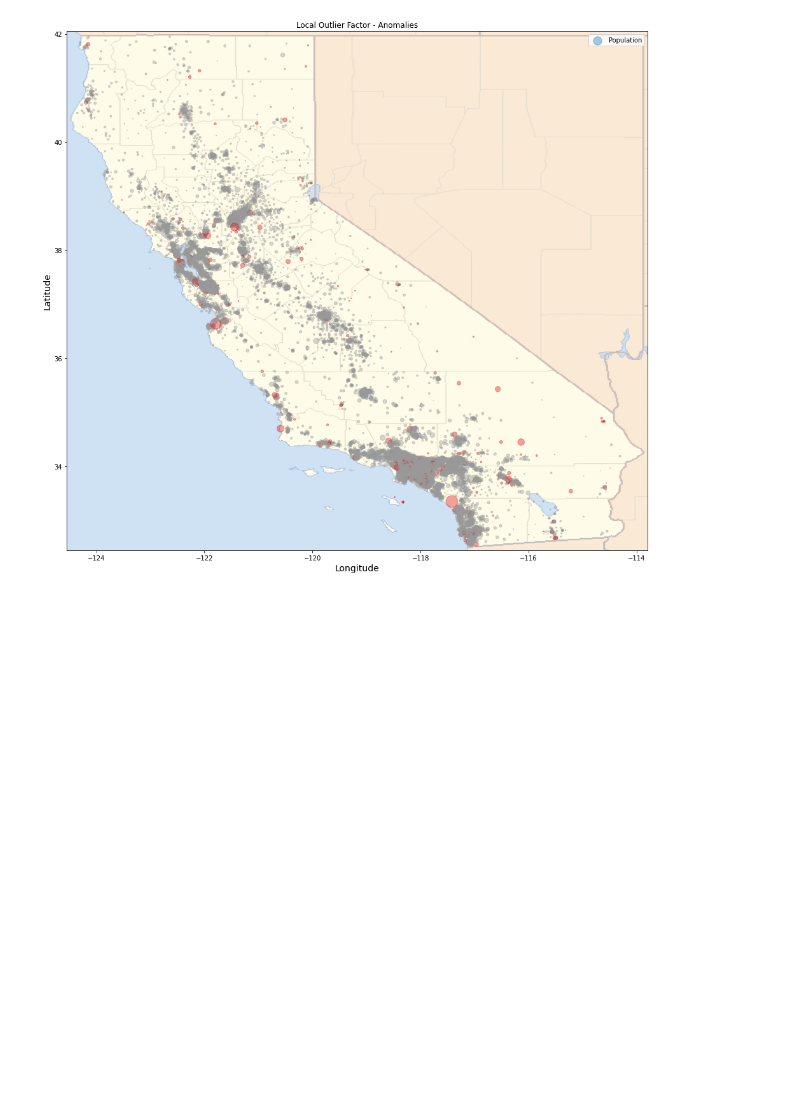
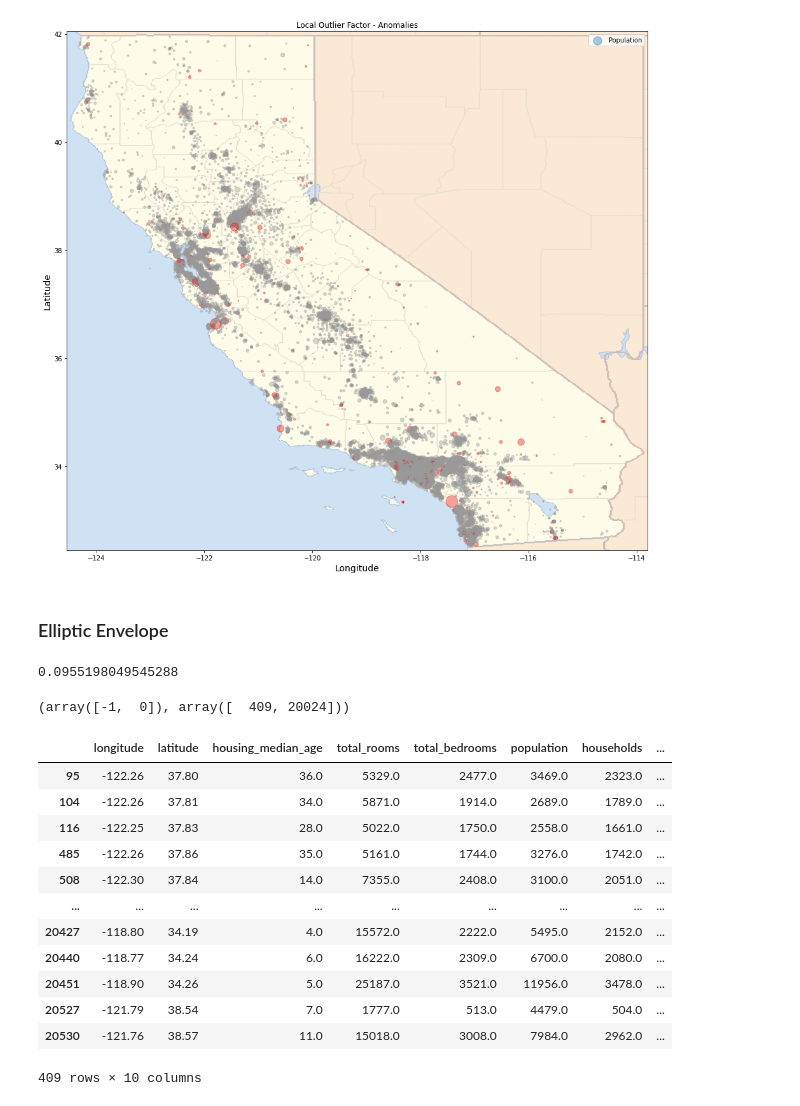
Before and after one commit to mo-amininasab/california_housing_AD, a Jupyter notebook: California_housing_anomaly_detection.ipynb, the cells around one changed output. Saved outputs shown, nothing was run; the diff lists cells and outputs as text; code cells hidden in the pictures; blank space fills up the shorter version.

```diff
--- a/California_housing_anomaly_detection.ipynb
+++ b/California_housing_anomaly_detection.ipynb
@@ -361,3 +361,5 @@ data.iloc[np.argwhere(lof_clusters == -1).flatten()]
 plot_anomalies(lof_clusters, 'Local Outlier Factor - Anomalies')
 # %% [output]
 [figure]
+# %% [markdown]
+### Elliptic Envelope
@@ -363,0 +371,4 @@ plot_anomalies(lof_clusters, 'Local Outlier Factor - Anomalies')
+# %%
+print((t2-t1)/60)
+# %% [output]
+0.0955198049545288
@@ -363,0 +379,20 @@ plot_anomalies(lof_clusters, 'Local Outlier Factor - Anomalies')
+# %%
+np.unique(ee_clusters, return_counts=True)
+# %% [output]
+(array([-1,  0]), array([  409, 20024]))
+# %%
+data.iloc[np.argwhere(ee_clusters == -1).flatten()]
+# %% [output]
+|  | longitude | latitude | housing_median_age | total_rooms | total_bedrooms | population | households | ... |
+| 95 | -122.26 | 37.80 | 36.0 | 5329.0 | 2477.0 | 3469.0 | 2323.0 | ... |
+| 104 | -122.26 | 37.81 | 34.0 | 5871.0 | 1914.0 | 2689.0 | 1789.0 | ... |
+| 116 | -122.25 | 37.83 | 28.0 | 5022.0 | 1750.0 | 2558.0 | 1661.0 | ... |
+| 485 | -122.26 | 37.86 | 35.0 | 5161.0 | 1744.0 | 3276.0 | 1742.0 | ... |
+| 508 | -122.30 | 37.84 | 14.0 | 7355.0 | 2408.0 | 3100.0 | 2051.0 | ... |
+| ... | ... | ... | ... | ... | ... | ... | ... | ... |
+| 20427 | -118.80 | 34.19 | 4.0 | 15572.0 | 2222.0 | 5495.0 | 2152.0 | ... |
+| 20440 | -118.77 | 34.24 | 6.0 | 16222.0 | 2309.0 | 6700.0 | 2080.0 | ... |
+| 20451 | -118.90 | 34.26 | 5.0 | 25187.0 | 3521.0 | 11956.0 | 3478.0 | ... |
+| 20527 | -121.79 | 38.54 | 7.0 | 1777.0 | 513.0 | 4479.0 | 504.0 | ... |
+| 20530 | -121.76 | 38.57 | 11.0 | 15018.0 | 3008.0 | 7984.0 | 2962.0 | ... |
+409 rows × 10 columns
```
Also changed, not shown: parts of 3 cells of this notebook.
